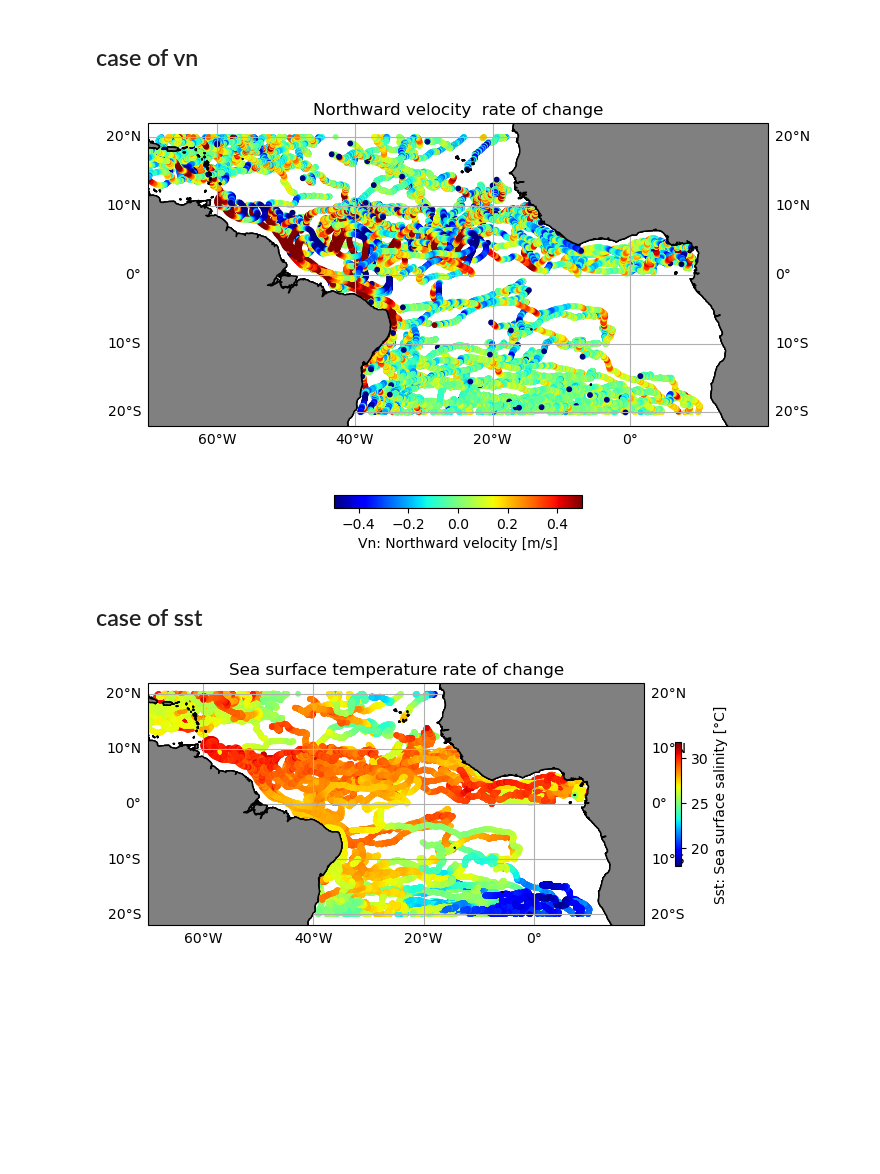
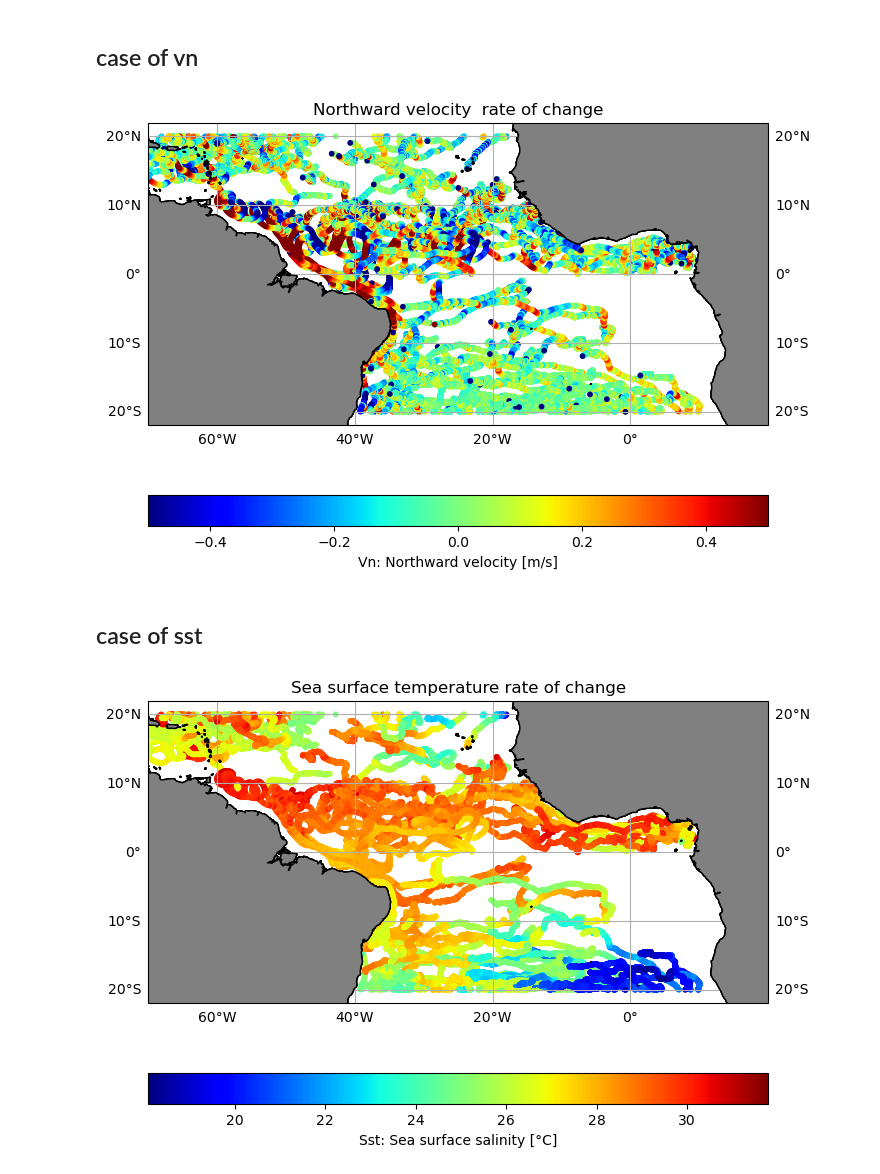
Before and after one commit to Julio-Leonel-Donfack/Courants-Derivants-Cmems, a Jupyter notebook: 1-drifters-currents-visualisations.ipynb, the cells around one changed output. Saved outputs shown, nothing was run; the diff lists cells and outputs as text; code cells hidden in the pictures; blank space fills up the shorter version.

```diff
--- a/1-drifters-currents-visualisations.ipynb
+++ b/1-drifters-currents-visualisations.ipynb
@@ -250,41 +213,41 @@ sc = ax.scatter(
 ax.coastlines()
 ax.add_feature(cfeature.LAND)
 ax.add_feature(cfeature.COASTLINE)
-fig.colorbar(sc, orientation='horizontal', shrink=0.4,label='Vn: Northward velocity [m/s]')
+fig.colorbar(sc, orientation='horizontal', shrink=1,label='Vn: Northward velocity [m/s]')
 ax.set_title('Northward velocity  rate of change')
-plt.savefig("fig4 mode.png")
+plt.savefig("fig3 mode.png")
 # %% [output]
-[figure, old version]
+[figure, new version]
 # %% [markdown]
 ## case of sst
 # %%
-fig = plt.figure(figsize=(8, 4))
+fig = plt.figure(figsize=(8, 6))
 ax = fig.add_subplot(111, projection=ccrs.PlateCarree(central_longitude =0))
 
 ax.coastlines()
 gl = ax.gridlines(draw_labels=True)
 gl.top_labels=False
 gl.right_label=False
 ax.add_feature(cfeature.LAND, facecolor='0.5',
                zorder=2, edgecolor='k')
 region=[-70,20,-16,16]
 ax.set_extent(region)
 
 sc = ax.scatter(
     ds.longitude.values,
     ds.latitude.values,
     10,
     c=ds.sst.values,
     vmin=18.084,
     vmax=31.788,
     transform=ccrs.PlateCarree(),
     cmap='jet')
 
 ax.coastlines()
 ax.add_feature(cfeature.LAND)
 ax.add_feature(cfeature.COASTLINE)
-fig.colorbar(sc, orientation='vertical', shrink=0.4,label='Sst: Sea surface salinity [°C]')
+fig.colorbar(sc, orientation='horizontal', shrink=1,label='Sst: Sea surface salinity [°C]')
 ax.set_title('Sea surface temperature rate of change')
-plt.savefig("fig6 mode.png")
+plt.savefig("fig4 mode.png")
 # %% [output]
-[figure, old version]
+[figure, new version]
```
Also changed, not shown: parts of 3 cells of this notebook.
